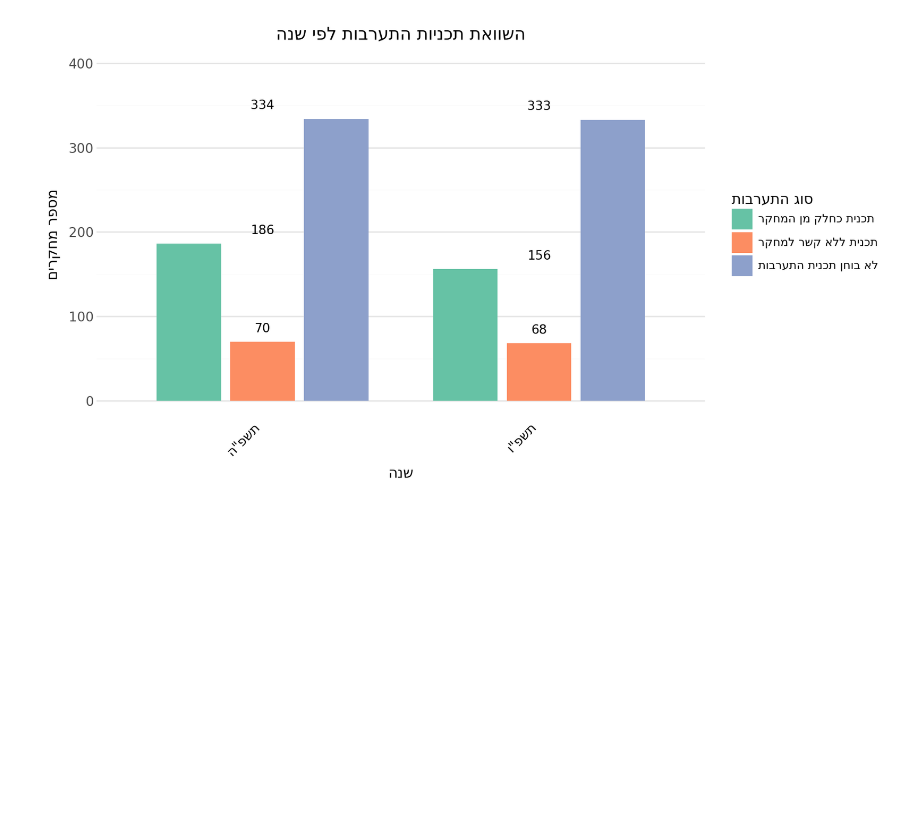
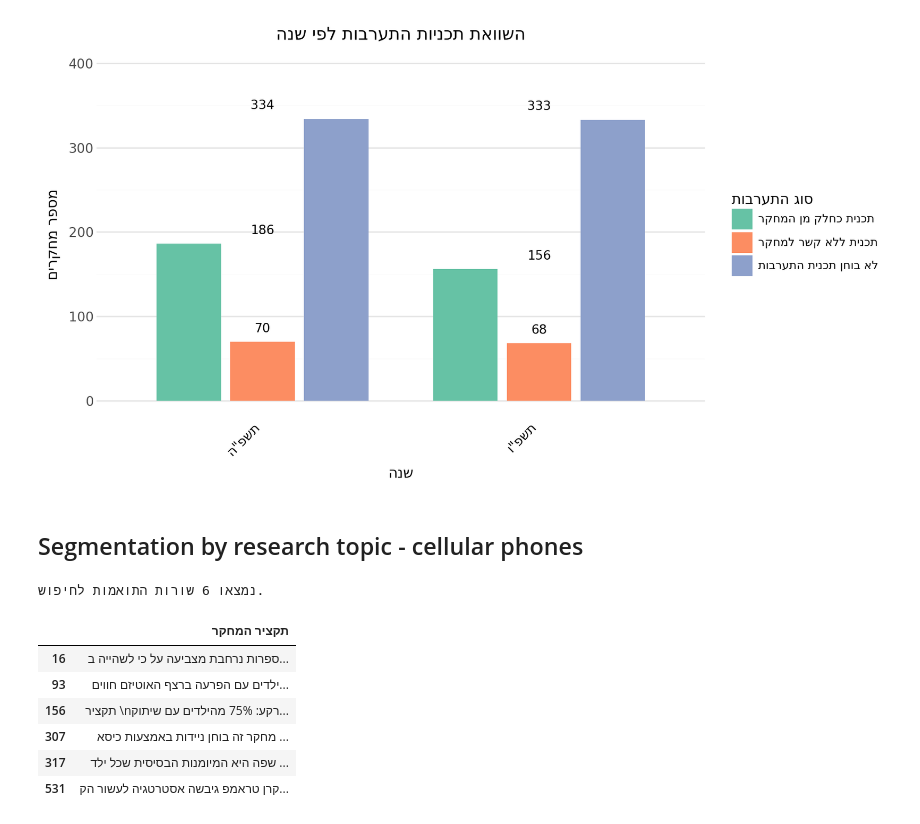
Before and after one commit to idowein/MOECSO, a Jupyter notebook: Regulation_data_science/meidaon_rosh_hashana.ipynb, the cells around one changed output. Drawn from its saved outputs; the diff is of its cells as text; code cells hidden in the pictures; blank space fills up the shorter version.

Commit message:
finding only the relevant keywords - about phones usage

```diff
--- a/Regulation_data_science/meidaon_rosh_hashana.ipynb
+++ b/Regulation_data_science/meidaon_rosh_hashana.ipynb
@@ -584,3 +584,25 @@ chart_interventions = (
 chart_interventions
 # %% [output]
 [figure]
+# %% [markdown]
+## Segmentation by research topic - cellular phones
+# %%
+col_name = 'תקציר המחקר'
+keywords = ['טלפון', 'סלולרי', 'נייד', 'פלאפון', 'אפליקציה']
+pattern = '|'.join(keywords)
+
+filtered_df = df_tashpa[
+    df_tashpa[col_name].astype(str).str.contains(pattern, case=False, na=False)
+]
+
+print(f"נמצאו {len(filtered_df)} שורות התואמות לחיפוש.")
+filtered_df[['תקציר המחקר']]
+# %% [output]
+נמצאו 6 שורות התואמות לחיפוש.
+|  | תקציר המחקר |
+| 16 | ספרות נרחבת מצביעה על כי לשהייה ב... |
+| 93 | ילדים עם הפרעה ברצף האוטיזם חווים... |
+| 156 | תקציר \nרקע: 75% מהילדים עם שיתוק... |
+| 307 | מחקר זה בוחן ניידות באמצעות כיסא ... |
+| 317 | שפה היא המיומנות הבסיסית שכל ילד ... |
+| 531 | קרן טראמפ גיבשה אסטרטגיה לעשור הק... |
```
Also changed, not shown: parts of 3 cells of this notebook.
